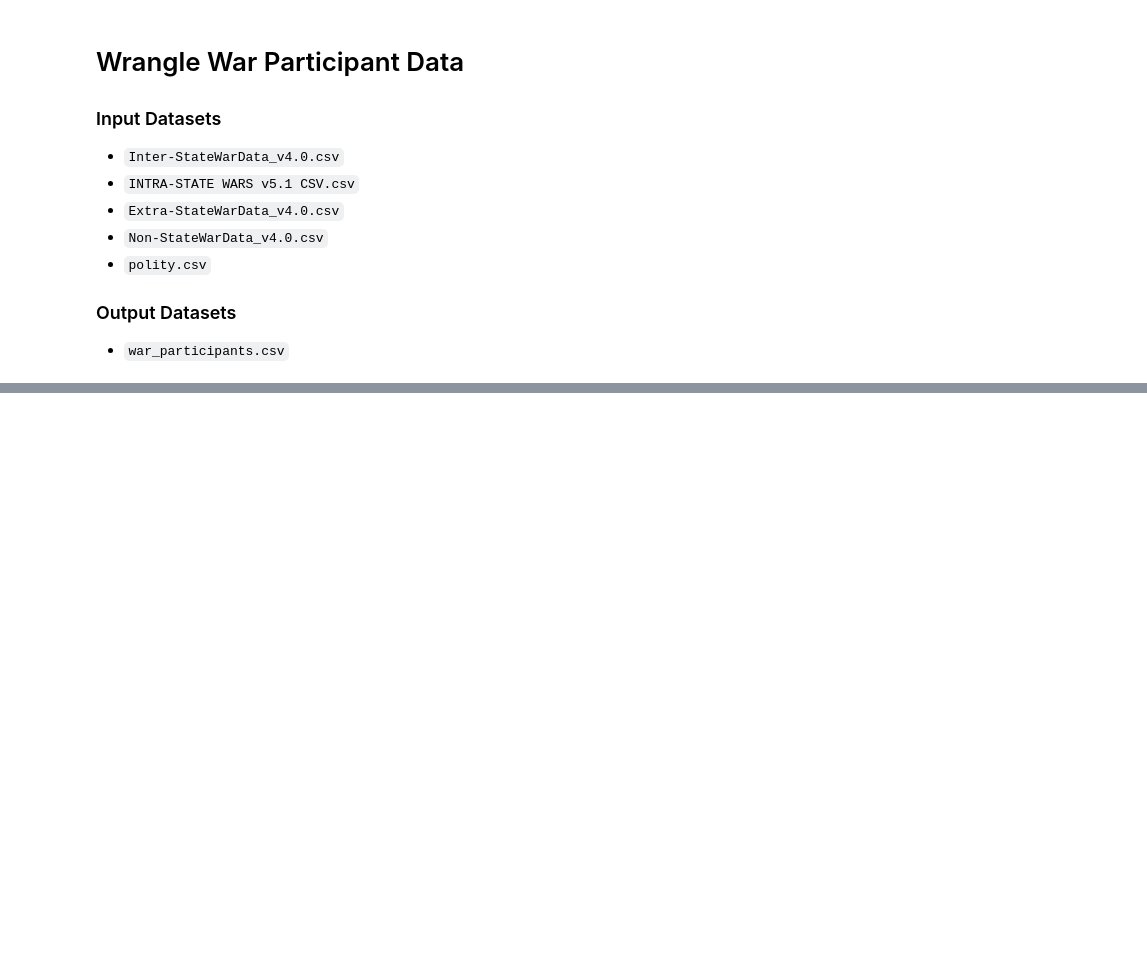
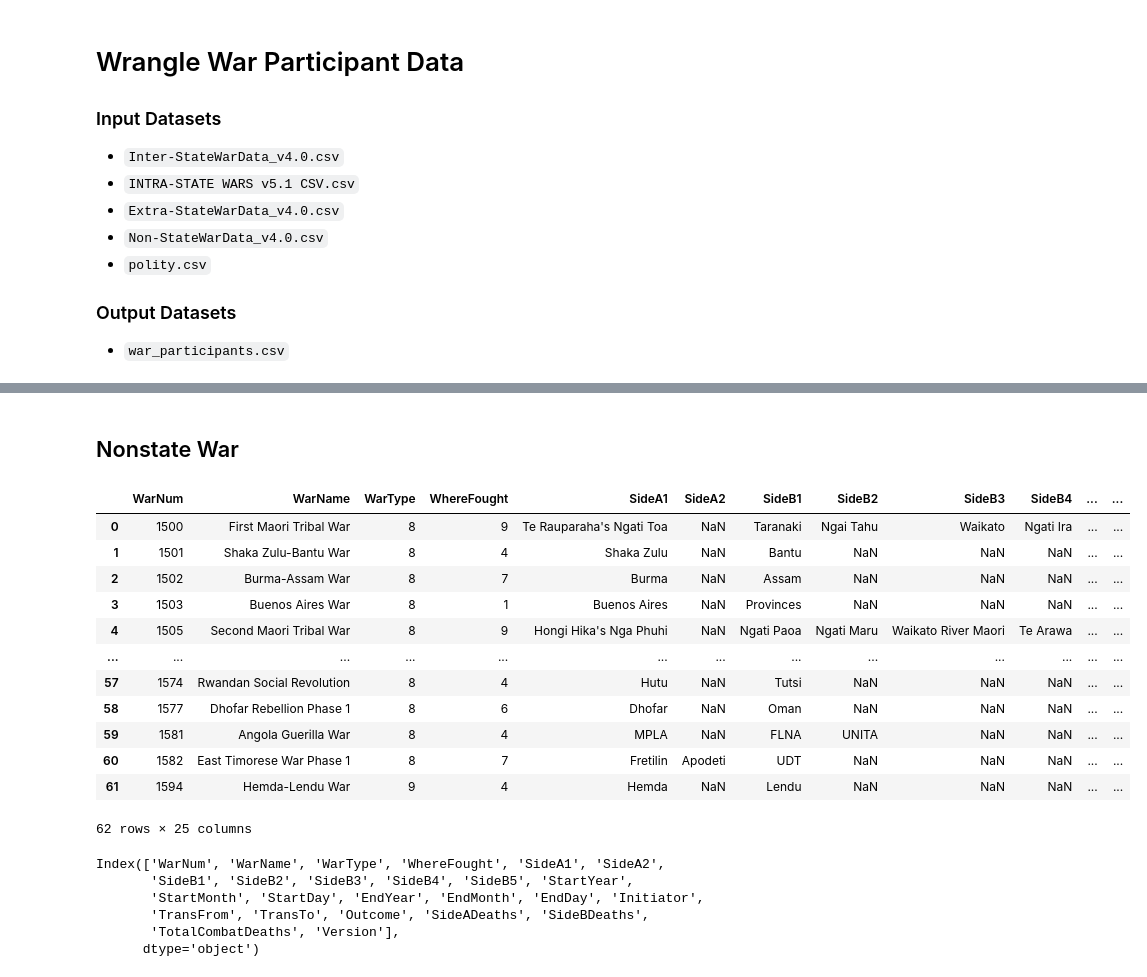
Before and after one commit to jenna-jordan/correlates-of-war, a Jupyter notebook: wrangling_code/war_participants.ipynb, the cells around one changed output, grey strips where cells are left out. Saved outputs shown, nothing was run; the diff lists cells and outputs as text; code cells hidden in the pictures; blank space fills up the shorter version.

```diff
--- a/wrangling_code/war_participants.ipynb
+++ b/wrangling_code/war_participants.ipynb
@@ -27,0 +377,27 @@ dfPolities = pd.read_csv(processed_data_path+"polity.csv", encoding='utf-8')
+# %% [markdown]
+## Nonstate War
+# %%
+dfNonStateWar
+# %% [output]
+|  | WarNum | WarName | WarType | WhereFought | SideA1 | SideA2 | SideB1 | SideB2 | SideB3 | SideB4 | ... | ... |
+| 0 | 1500 | First Maori Tribal War | 8 | 9 | Te Rauparaha's Ngati Toa | NaN | Taranaki | Ngai Tahu | Waikato | Ngati Ira | ... | ... |
+| 1 | 1501 | Shaka Zulu-Bantu War | 8 | 4 | Shaka Zulu | NaN | Bantu | NaN | NaN | NaN | ... | ... |
+| 2 | 1502 | Burma-Assam War | 8 | 7 | Burma | NaN | Assam | NaN | NaN | NaN | ... | ... |
+| 3 | 1503 | Buenos Aires War | 8 | 1 | Buenos Aires | NaN | Provinces | NaN | NaN | NaN | ... | ... |
+| 4 | 1505 | Second Maori Tribal War | 8 | 9 | Hongi Hika's Nga Phuhi | NaN | Ngati Paoa | Ngati Maru | Waikato River Maori | Te Arawa | ... | ... |
+| ... | ... | ... | ... | ... | ... | ... | ... | ... | ... | ... | ... | ... |
+| 57 | 1574 | Rwandan Social Revolution | 8 | 4 | Hutu | NaN | Tutsi | NaN | NaN | NaN | ... | ... |
+| 58 | 1577 | Dhofar Rebellion Phase 1 | 8 | 6 | Dhofar | NaN | Oman | NaN | NaN | NaN | ... | ... |
+| 59 | 1581 | Angola Guerilla War | 8 | 4 | MPLA | NaN | FLNA | UNITA | NaN | NaN | ... | ... |
+| 60 | 1582 | East Timorese War Phase 1 | 8 | 7 | Fretilin | Apodeti | UDT | NaN | NaN | NaN | ... | ... |
+| 61 | 1594 | Hemda-Lendu War | 9 | 4 | Hemda | NaN | Lendu | NaN | NaN | NaN | ... | ... |
+62 rows × 25 columns
+# %%
+dfNonStateWar.columns
+# %% [output]
+Index(['WarNum', 'WarName', 'WarType', 'WhereFought', 'SideA1', 'SideA2',
+       'SideB1', 'SideB2', 'SideB3', 'SideB4', 'SideB5', 'StartYear',
+       'StartMonth', 'StartDay', 'EndYear', 'EndMonth', 'EndDay', 'Initiator',
+       'TransFrom', 'TransTo', 'Outcome', 'SideADeaths', 'SideBDeaths',
+       'TotalCombatDeaths', 'Version'],
+      dtype='object')
```
Also changed, not shown: parts of 32 cells of this notebook, 3 other files.
